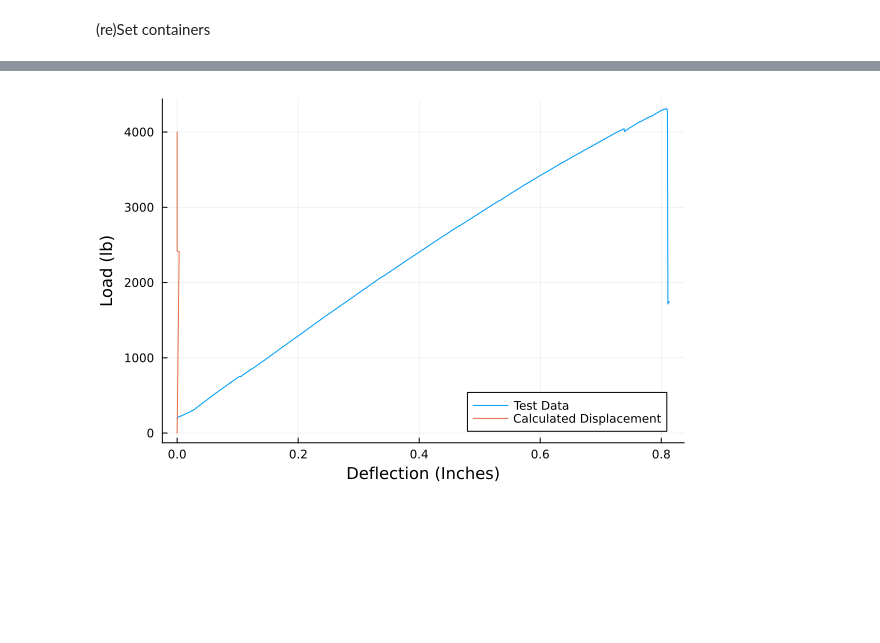
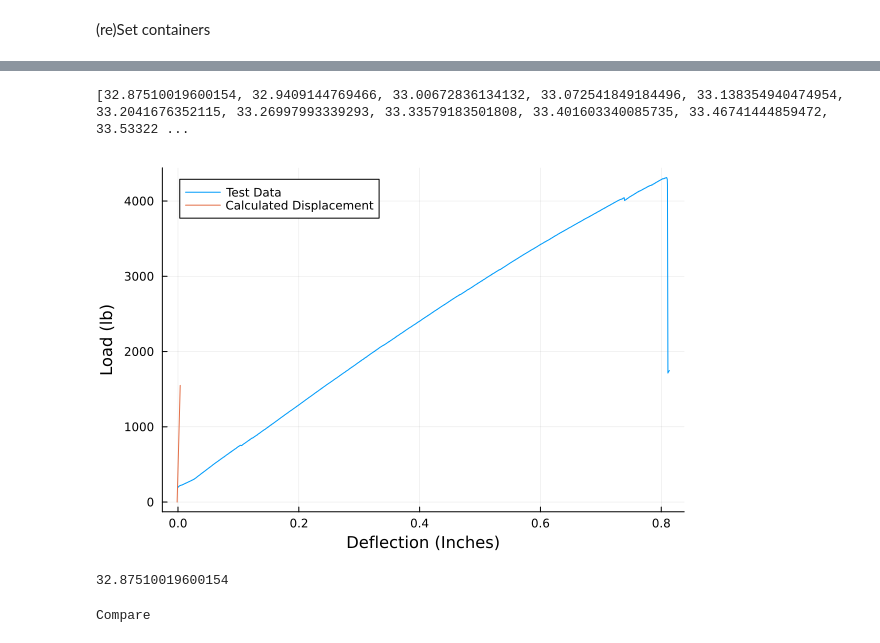
Before and after one commit to pitipatw/Externally-prestressed-beams, a Jupyter notebook: March_test_documentation.ipynb, the cells around one changed output, grey strips where cells are left out. Drawn from its saved outputs; the diff is of its cells as text; code cells hidden in the pictures; blank space fills up the shorter version.

```diff
--- a/March_test_documentation.ipynb
+++ b/March_test_documentation.ipynb
@@ -366,8 +386,21 @@ slope = P[endidx-1]/displacements[endidx-1]
+# %%
+println(fps_his)
+# %% [output]
+[32.87510019600154, 32.9409144769466, 33.00672836134132, 33.072541849184496, 33.138354940474954, 33.2041676352115, 33.26997993339293, 33.33579183501808, 33.401603340085735, 33.46741444859472, 33.53322 ...
 # %%
 #add our calculated plot
 #plot
 plt = plot(test_d,test_P, label = "Test Data")
-plot!(dis_in, P_lb, label = "Calculated Displacement",
+plot!(dis_in[1:endidx-1], P_lb[1:endidx-1], label = "Calculated Displacement",
 xlabel = "Deflection (Inches)", ylabel = "Load (lb)")
 # %% [output]
-[figure, old version]
+[figure, new version]
+# %%
+store_dis = displacements
+store_fpe = fpe
+# %% [output]
+32.87510019600154
+# %%
+println("Compare")
+# %% [output]
+Compare
```
Also changed, not shown: parts of 11 cells of this notebook.
